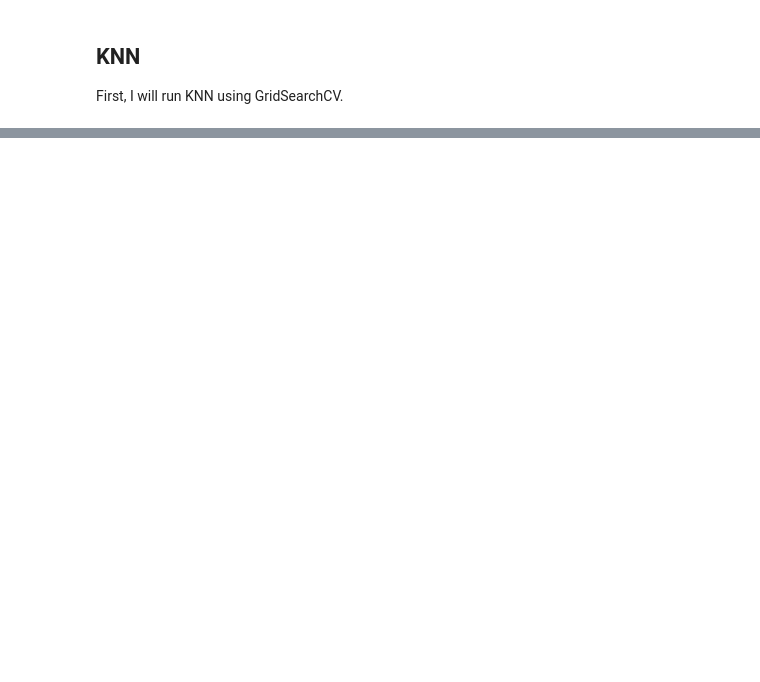
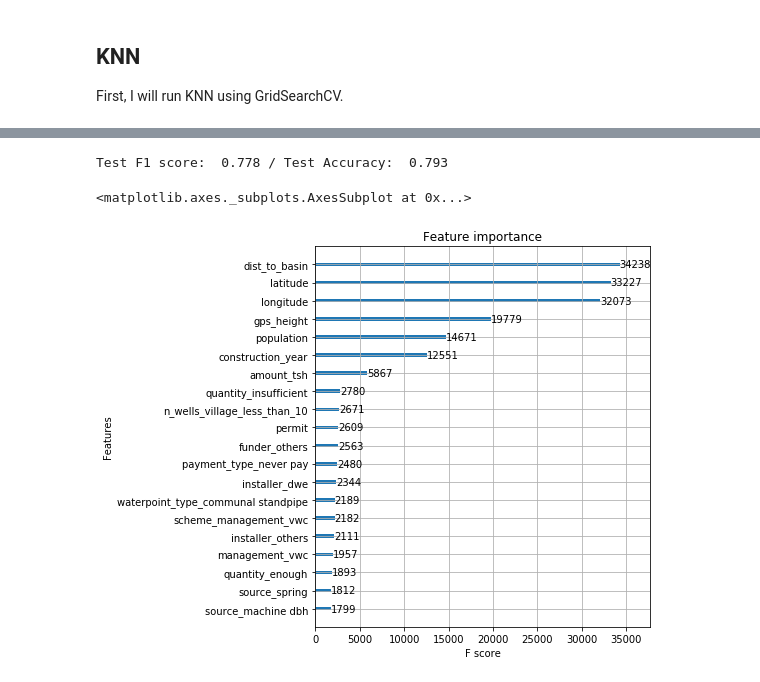
Before and after one commit to stereopickle/Tanzanian_water_pump_classificationn, a Jupyter notebook: 030.Model_Evaluation.ipynb, the cells around one changed output, grey strips where cells are left out. Saved outputs shown, nothing was run; the diff lists cells and outputs as text; code cells hidden in the pictures; blank space fills up the shorter version.

Commit message:
added XGBoost prediction and feature plot

```diff
--- a/030.Model_Evaluation.ipynb
+++ b/030.Model_Evaluation.ipynb
@@ -62,0 +235,17 @@ ValueError: query data dimension must match training data dimension
+# %%
+rf = RandomForestClassifier(oob_score = True,
+                            n_estimators = 230,
+                            max_depth = 8,
+                            min_samples_split = 3,
+                            min_samples_leaf = 1,
+                            criterion = 'entropy',
+                            class_weight = 'balanced_subsample',
+                            max_features = 20)
+
+rf.fit(X_train_ohe, y_train)
+
+y_pred = rf.predict(X_test_ohe)
+f1_test = round(f1_score(y_test, y_pred, average = 'weighted'), 3)
+acc_test = round(accuracy_score(y_test, y_pred), 3)
+
+print('Test F1 score: ', f1_test, '/ Test Accuracy: ', acc_test)
@@ -62,0 +266,13 @@ ValueError: query data dimension must match training data dimension
+# %%
+params = {
+    'eta': [0.001, 0.01, 0.1],
+    'max_depth': [3, 5, 7],
+    'min_child_weight': [0, 1, 10],
+    'subsample': [.5, .75, 1],
+}
+
+xgbc = xgb.XGBClassifier(objective = 'multi:softmax')
+xgbc_g = GridSearchCV(xgbc, params, cv = 5, scoring = 'f1_weighted', verbose = 1, n_jobs = -1)
+xgbc_g.fit(X_train_ohe, y_train)
+
+print(xgbc_g.best_params_, ': ', xgbc_g.best_score_)
@@ -62,0 +347,18 @@ ValueError: query data dimension must match training data dimension
+# %%
+xgbc = xgb.XGBClassifier(eta = 0.385,
+                            max_depth = 10,
+                            min_child_weight = 5,
+                            subsample = 0.916,
+                            sampling_method = 'gradient_based',
+                            colsample_bytree = 0.2425,
+                            num_parallel_tree = 8, n_jobs= -1, verbosity=1)
+
+xgbc.fit(X_train_ohe, y_train)
+# %%
+y_pred = xgbc.predict(X_test_ohe)
+f1_test = round(f1_score(y_test, y_pred, average = 'weighted'), 3)
+acc_test = round(accuracy_score(y_test, y_pred), 3)
+
+print('Test F1 score: ', f1_test, '/ Test Accuracy: ', acc_test)
+# %% [output]
+Test F1 score:  0.778 / Test Accuracy:  0.793
@@ -62,0 +369,6 @@ ValueError: query data dimension must match training data dimension
+# %%
+fig, ax = plt.subplots(figsize = (6, 7))
+xgb.plot_importance(xgbc, max_num_features = 20, ax = ax)
+# %% [output]
+<matplotlib.axes._subplots.AxesSubplot at 0x...>
+[figure, added]
```
Also changed, not shown: parts of 27 cells of this notebook.
